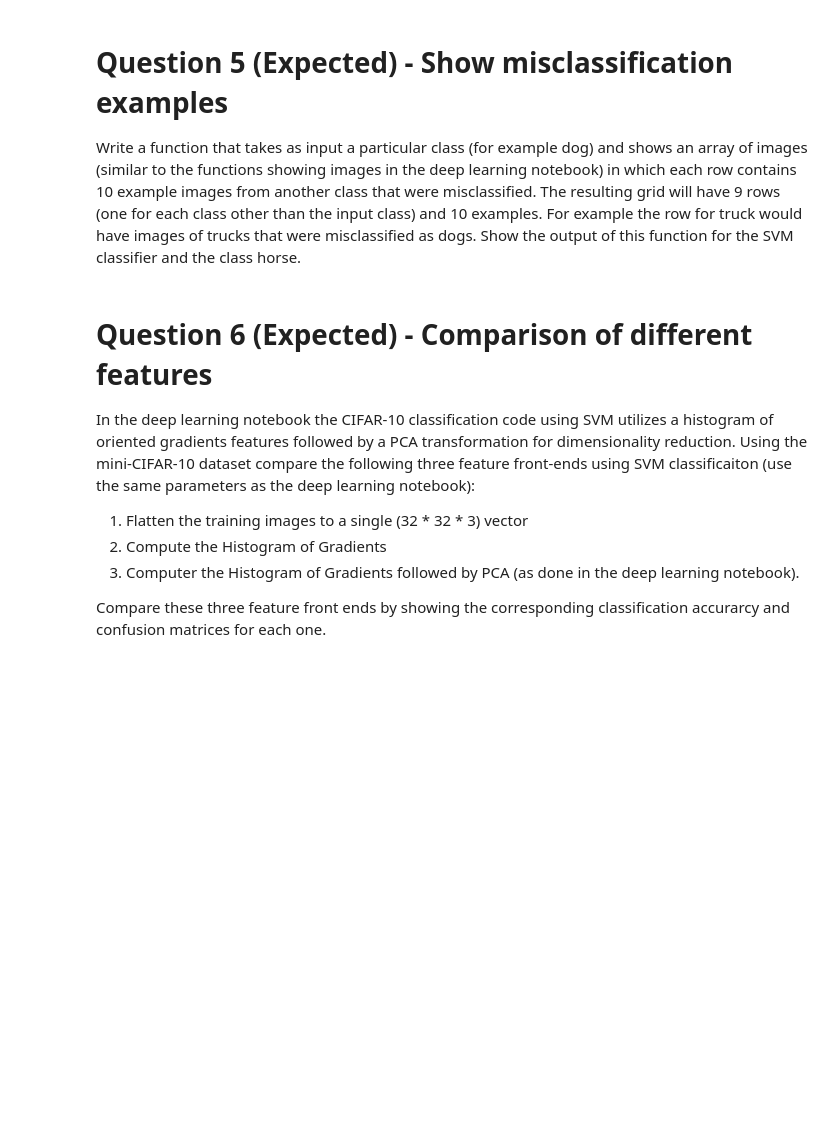
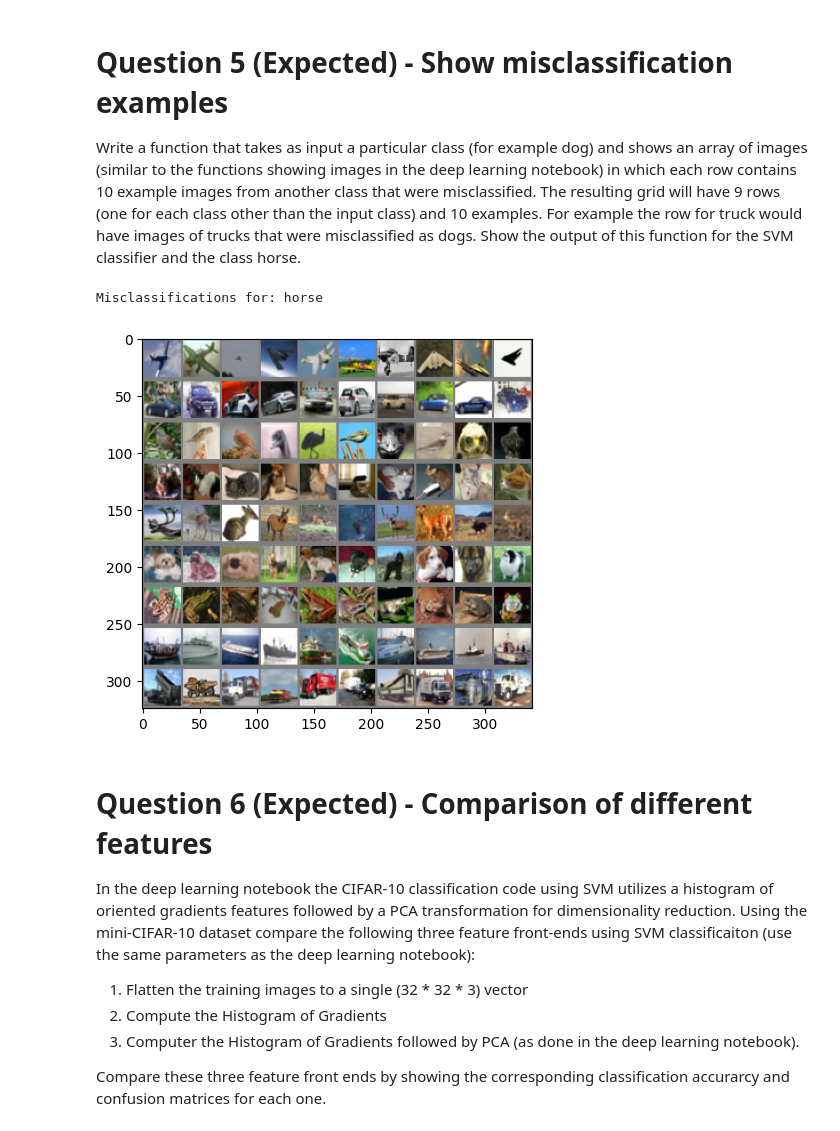
Before and after one commit to bhavanvir/CSC-421, a Jupyter notebook: Assignment 4 - Machine Learning and Deep Learning/csc421_Fall_2023_assignment4.ipynb, the cells around one changed output. Cells and saved outputs as stored; diff of their text form; code cells hidden in the pictures; blank space fills up the shorter version.

```diff
--- a/Assignment 4 - Machine Learning and Deep Learning/csc421_Fall_2023_assignment4.ipynb
+++ b/Assignment 4 - Machine Learning and Deep Learning/csc421_Fall_2023_assignment4.ipynb
@@ -74,10 +82,10 @@ X_test = pca_hog_extract(testset.data)
 y_train = trainset.targets
 y_test = testset.targets
 
-clf = svm.SVC(C=10, cache_size=5000)
-clf.fit(X_train, y_train)
+svm_clf = svm.SVC(C=10, cache_size=5000)
+svm_clf.fit(X_train, y_train)
 
-y_test_predict = clf.predict(X_test)
+y_test_predict = svm_clf.predict(X_test)
 print(classification_report(y_test, y_test_predict))
 
 color = 'white'
@@ -114,10 +122,10 @@ Similarly report on the classification accuracy and confusion matrix.
 # YOUR CODE GOES HERE
 from sklearn.naive_bayes import GaussianNB
 
-clf = GaussianNB()
-clf.fit(X_train, y_train)
+gaussian_clf = GaussianNB()
+gaussian_clf.fit(X_train, y_train)
 
-y_test_predict = clf.predict(X_test)
+y_test_predict = gaussian_clf.predict(X_test)
 print(classification_report(y_test, y_test_predict))
 
 color = 'white'
@@ -208,3 +214,41 @@ of images (similar to the functions showing images in the deep learning notebook
+# %%
+# Your answer goes here
+import torchvision.transforms as transforms
+
+def imshow(img):
+    img = img / 2 + 0.5
+    npimg = img.numpy()
+    plt.imshow(np.transpose(npimg, (1, 2, 0)))
+    plt.show()
+
+def plot_misclassifications(clf, input_class):
+    y_test_predict = clf.predict(X_test)
+    y_test_vals = np.array(y_test)
+
+    all_classes = list(range(10))
+    all_classes.remove(input_class)
+
+    all_images = []
+
+    print(f"Misclassifications for: {classes[input_class]}")
+    for i in all_classes:
+      misclassified_indices = np.where((y_test_vals == i) & (y_test_predict != y_test_vals))[0][:10]
+      misclassified_indices = torch.tensor(misclassified_indices)
+
+      dataloader = torch.utils.data.DataLoader(testset, batch_size=10, shuffle=False,
+                                          sampler=torch.utils.data.SubsetRandomSampler(misclassified_indices))
+
+      dataiter = iter(dataloader)
+      images, labels = next(dataiter)
+
+      all_images.append(torchvision.utils.make_grid(images, nrow=10))
+    combined_grid = torch.cat(all_images, dim=1)
+    imshow(combined_grid)
+
+plot_misclassifications(svm_clf, input_class=7)
+# %% [output]
+Misclassifications for: horse
+[figure, added]
 # %% [markdown]
 # Question 6 (Expected) - Comparison of different features
 
```
Also changed, not shown: parts of 2 cells of this notebook.
